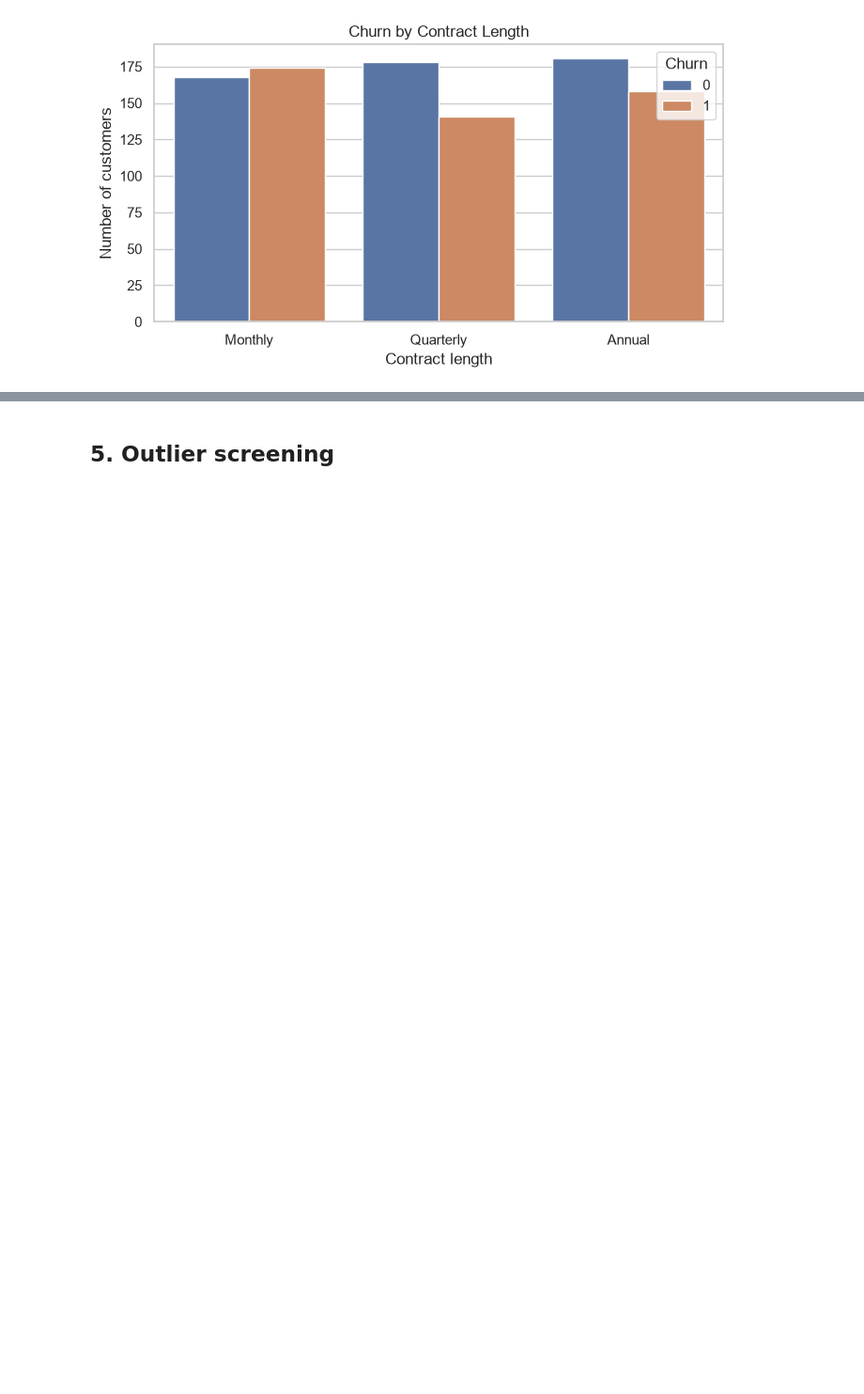
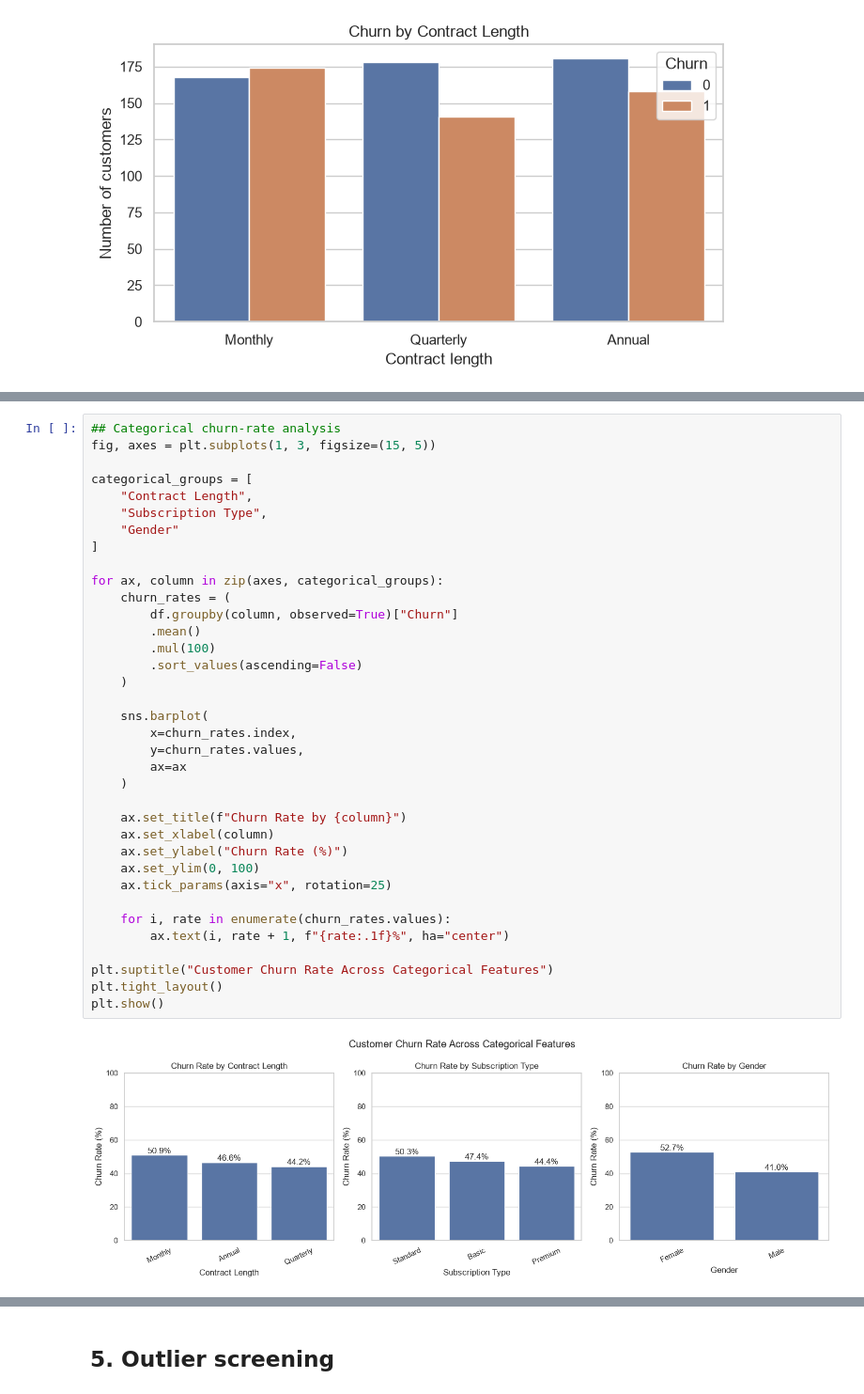
Before and after one commit to aroobacodes23/ML-PROJECT, a Jupyter notebook: Assignment-1/Part1_Customer_Churn.ipynb, the cells around one changed output, grey strips where cells are left out. Shown at 94% size. Drawn from its saved outputs; the diff is of its cells as text; blank space fills up the shorter version.

```diff
--- a/Assignment-1/Part1_Customer_Churn.ipynb
+++ b/Assignment-1/Part1_Customer_Churn.ipynb
@@ -140,0 +144,38 @@ plt.show()
+# %%
+## Categorical churn-rate analysis
+fig, axes = plt.subplots(1, 3, figsize=(15, 5))
+
+categorical_groups = [
+    "Contract Length",
+    "Subscription Type",
+    "Gender"
+]
+
+for ax, column in zip(axes, categorical_groups):
+    churn_rates = (
+        df.groupby(column, observed=True)["Churn"]
+        .mean()
+        .mul(100)
+        .sort_values(ascending=False)
+    )
+
+    sns.barplot(
+        x=churn_rates.index,
+        y=churn_rates.values,
+        ax=ax
+    )
+
+    ax.set_title(f"Churn Rate by {column}")
+    ax.set_xlabel(column)
+    ax.set_ylabel("Churn Rate (%)")
+    ax.set_ylim(0, 100)
+    ax.tick_params(axis="x", rotation=25)
+
+    for i, rate in enumerate(churn_rates.values):
+        ax.text(i, rate + 1, f"{rate:.1f}%", ha="center")
+
+plt.suptitle("Customer Churn Rate Across Categorical Features")
+plt.tight_layout()
+plt.show()
+# %% [output]
+[figure, added]
```
Also changed, not shown: parts of 10 cells of this notebook.
